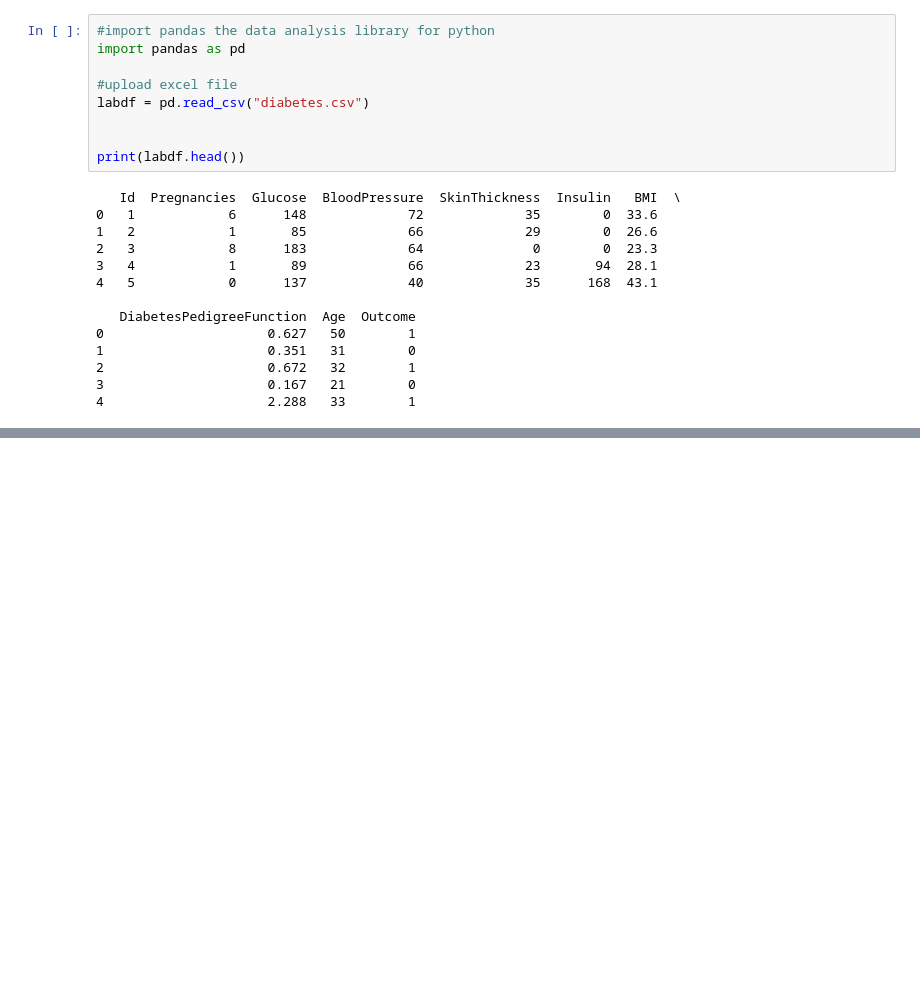
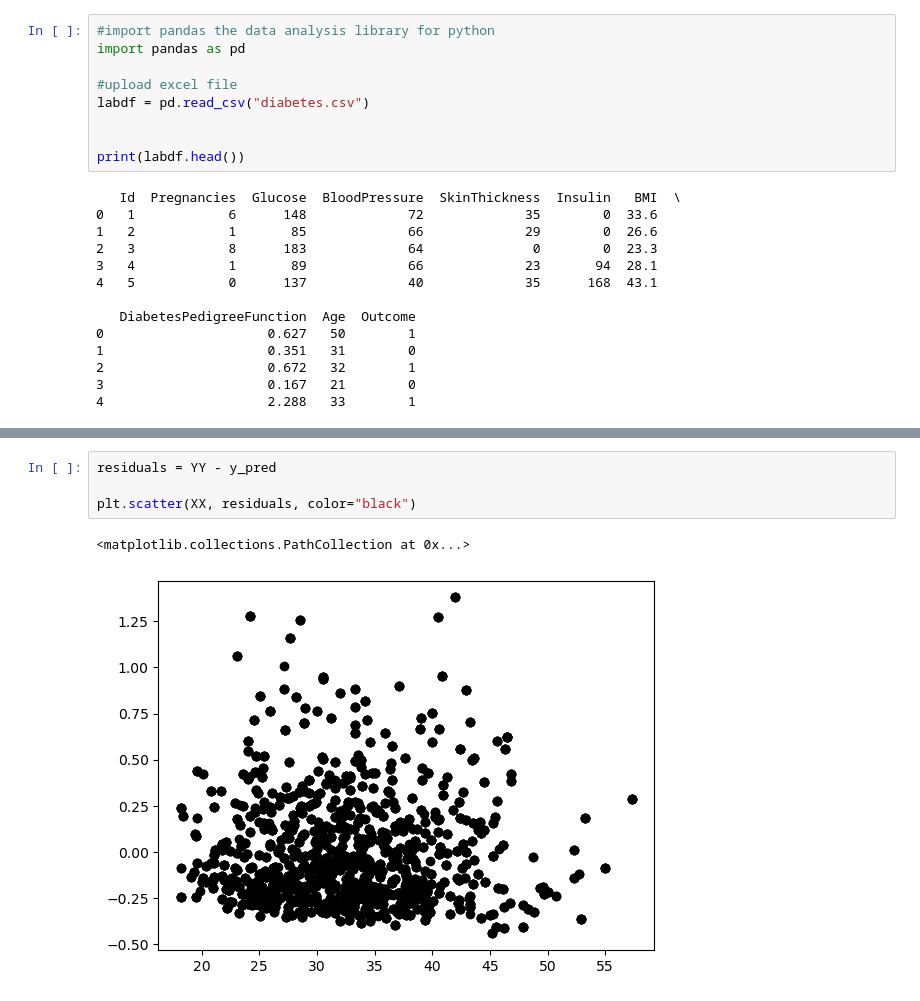
Before and after one commit to alyssaCrawfordAK/diabetesAnalysis, a Jupyter notebook: SimpleLinearRegression_LabDiabetes.ipynb, the cells around one changed output, grey strips where cells are left out. Cells and saved outputs as stored; diff of their text form; blank space fills up the shorter version.

```diff
--- a/SimpleLinearRegression_LabDiabetes.ipynb
+++ b/SimpleLinearRegression_LabDiabetes.ipynb
@@ -25,0 +122,7 @@ print(labdf.head())
+# %%
+residuals = YY - y_pred
+
+plt.scatter(XX, residuals, color="black")
+# %% [output]
+<matplotlib.collections.PathCollection at 0x...>
+[figure, added]
```
Also changed, not shown: parts of 10 cells of this notebook.
